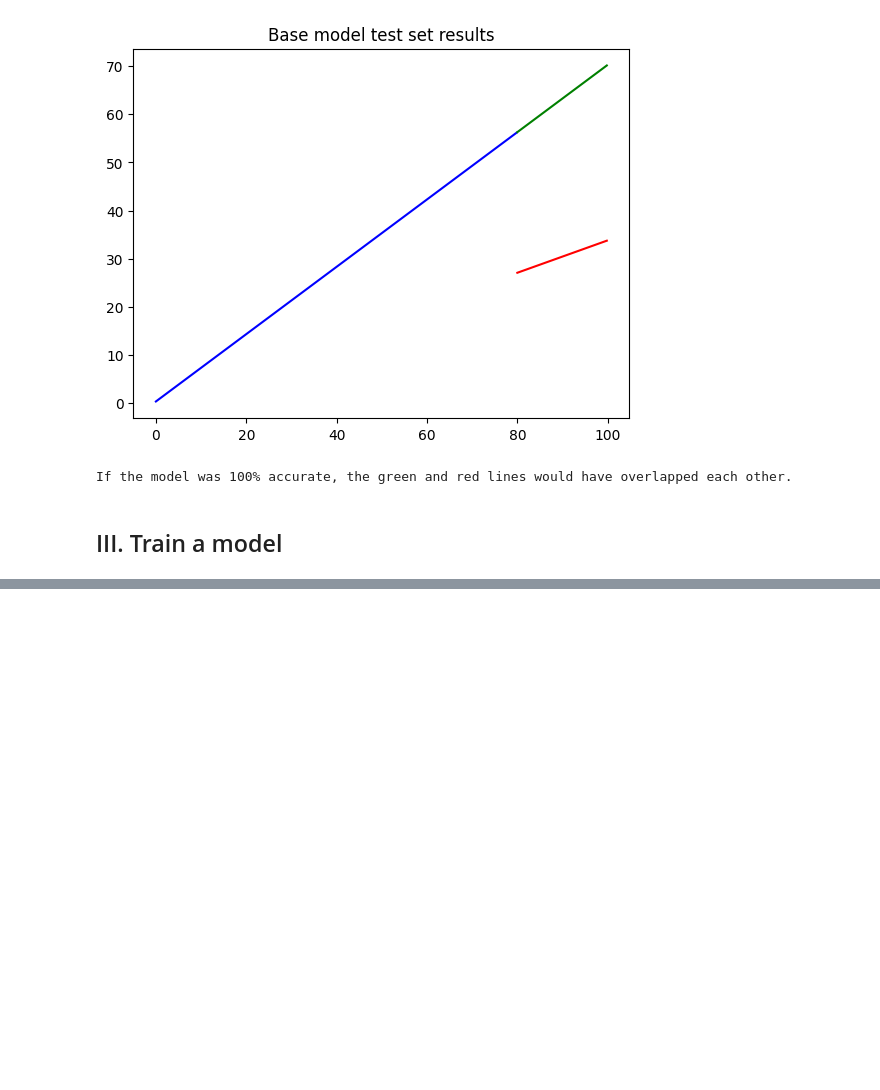
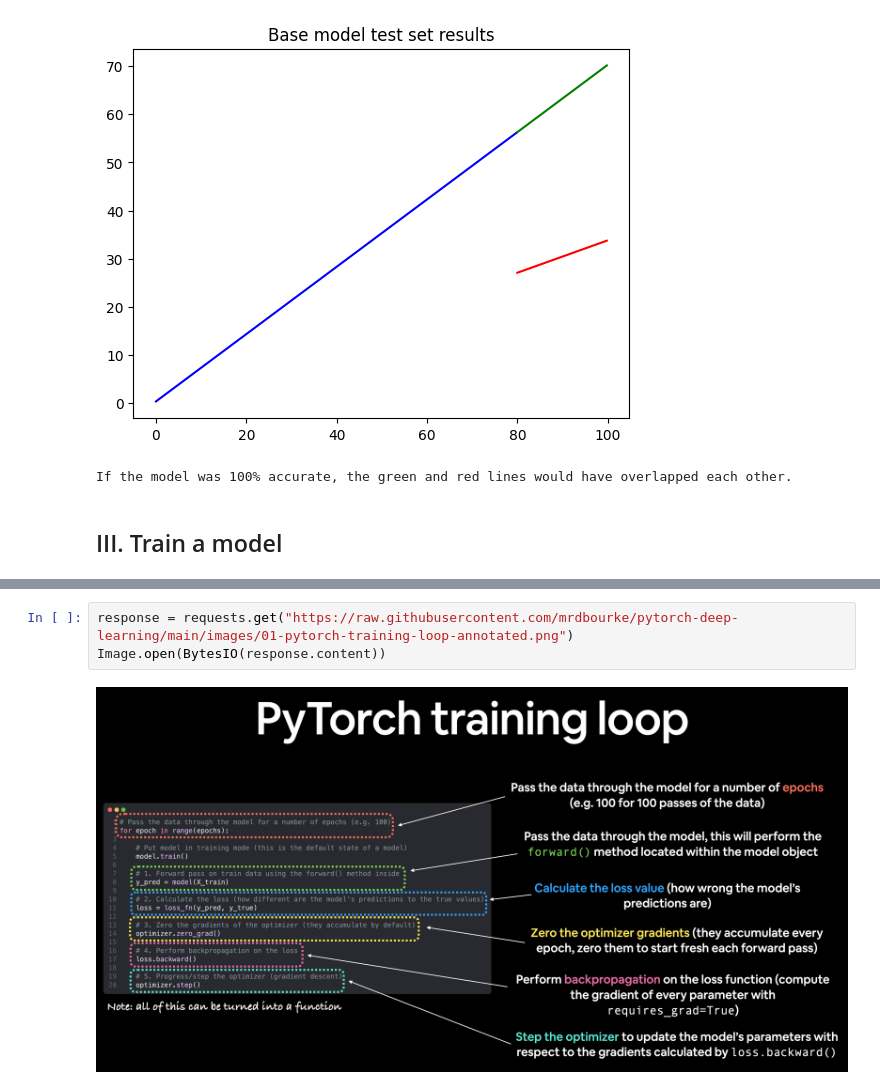
Before and after one commit to omkanekar28/PyTorch-practice, a Jupyter notebook: code/pytorch_workflow_fundamentals.ipynb, the cells around one changed output, grey strips where cells are left out. Saved outputs shown, nothing was run; the diff lists cells and outputs as text; blank space fills up the shorter version.

```diff
--- a/code/pytorch_workflow_fundamentals.ipynb
+++ b/code/pytorch_workflow_fundamentals.ipynb
@@ -225,0 +260,5 @@ If the model was 100% accurate, the green and red lines would have overlapped ea
+# %%
+response = requests.get("https://raw.githubusercontent.com/mrdbourke/pytorch-deep-learning/main/images/01-pytorch-training-loop-annotated.png")
+Image.open(BytesIO(response.content))
+# %% [output]
+[figure, added]
```
Also changed, not shown: parts of 30 cells of this notebook.
